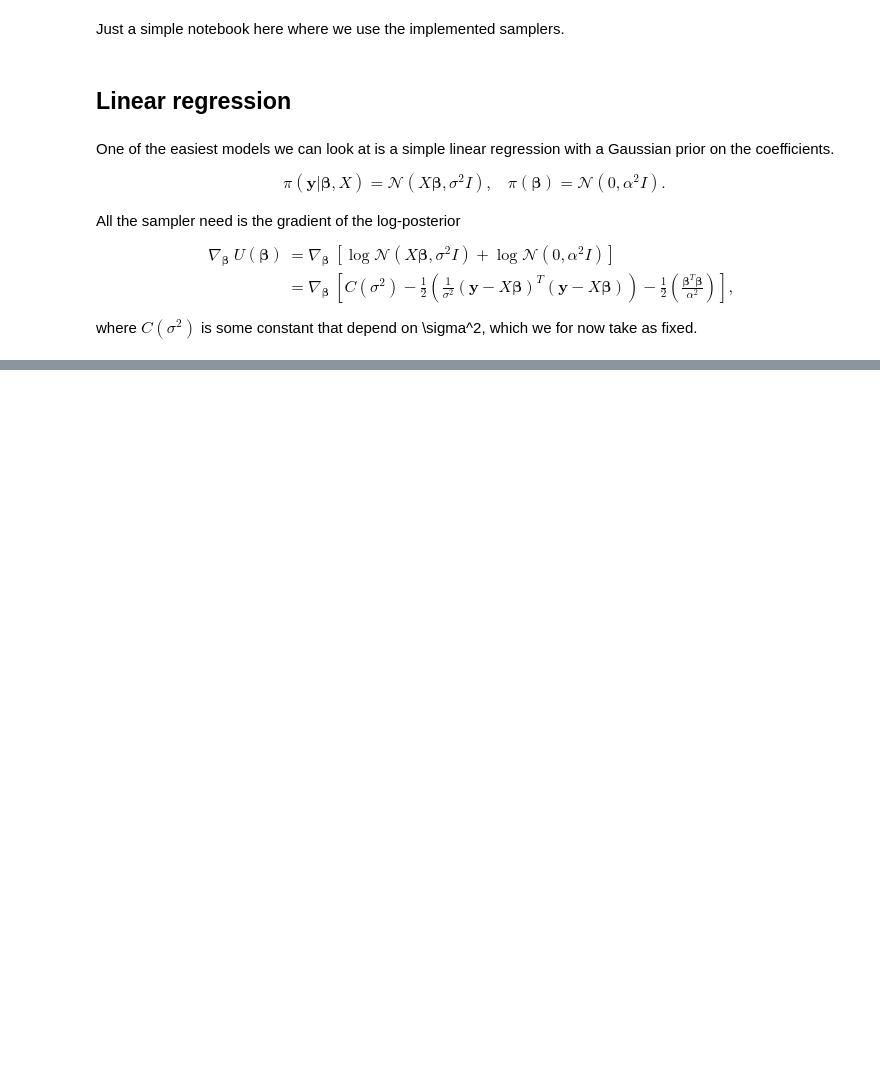
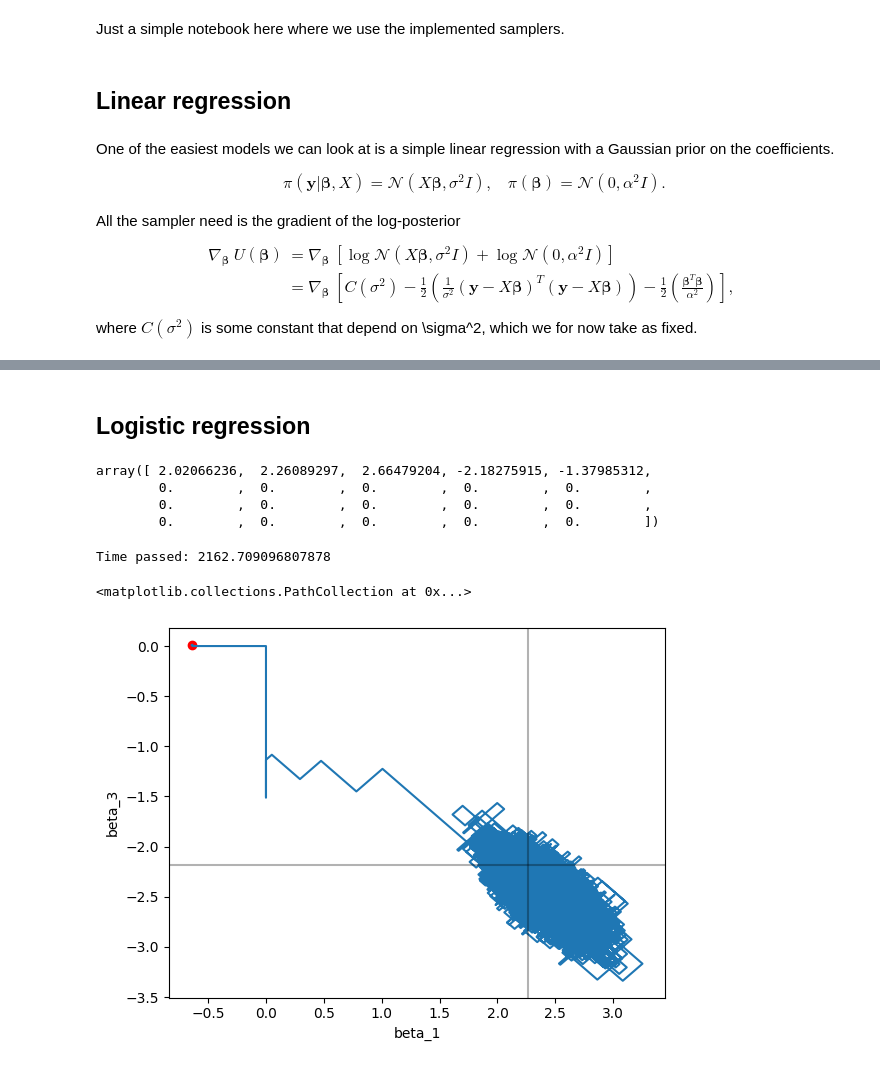
Before and after one commit to ltronneb/sticky_bnns, a Jupyter notebook: notebooks/newsamplers.ipynb, the cells around one changed output, grey strips where cells are left out. Cells and saved outputs as stored; diff of their text form; code cells hidden in the pictures; blank space fills up the shorter version.

```diff
--- a/notebooks/newsamplers.ipynb
+++ b/notebooks/newsamplers.ipynb
@@ -21,10 +21,11 @@ import numpy as np
 # Okay, now onto some actual code
 # I need to sample some true coefficients, a design matrix and some actual data
 n = 1000
-d = 10
+d = 100
 alpha = 2.0
-sigma = 1.0
+sigma = 2.0
 X = np.random.randn(n, d)
+X = (X - X.mean(0)) / X.std(0)
 beta = np.random.normal(0,alpha,size=d)
 epsilon = np.random.normal(0,sigma,size=n)
 y = X @ beta + epsilon
@@ -79,0 +142,2 @@ plt.axhline(beta[i2],color="black",alpha=0.3)
+# %% [markdown]
+## Logistic regression
@@ -79,0 +167,48 @@ plt.axhline(beta[i2],color="black",alpha=0.3)
+# %%
+beta
+# %% [output]
+array([ 2.02066236,  2.26089297,  2.66479204, -2.18275915, -1.37985312,
+        0.        ,  0.        ,  0.        ,  0.        ,  0.        ,
+        0.        ,  0.        ,  0.        ,  0.        ,  0.        ,
+        0.        ,  0.        ,  0.        ,  0.        ,  0.        ])
+# %%
+# Now log-likelihood
+
+import jax
+import jax.numpy as jnp
+from jax import grad, jit
+from functools import partial
+
+def target(beta, y, X, alpha):
+    eta = jnp.matmul(X, beta)              # (n,)
+    log_lik = jnp.sum(y * jax.nn.log_sigmoid(eta) + (1-y) * jax.nn.log_sigmoid(-eta))
+    prior = -(beta @ beta) / alpha**2
+    return -(log_lik + prior)
+
+u = partial(target,y = y, X = X, alpha = alpha)
+d_target = jit(grad(u,argnums=(0)))
+# %%
+# Now setting up sampler
+from sazz.samplers.StickyAutomaticZigZagSampler import StickyAutomaticZigZagSampler
+from sazz.samplers.AutomaticZigZagSampler import AutomaticZigZagSampler
+
+sampler = StickyAutomaticZigZagSampler(N=40000,D=d,grad_target=d_target, kappa=kappa, gamma=0.001)
+#sampler = AutomaticZigZagSampler(N=10000,D=d,grad_target=d_target, gamma=0.000)
+#sampler.Position[0,:] = beta
+sampler.sample()
+# %% [output]
+Time passed: 2162.709096807878
+# %%
+import matplotlib.pyplot as plt
+Position = sampler.Position
+i1 = 1
+i2 = 3
+plt.plot(Position[:,i1], Position[:,i2])
+plt.axvline(beta[i1],color="black",alpha=0.3)
+plt.axhline(beta[i2],color="black",alpha=0.3)
+plt.xlabel("beta_"+str(i1))
+plt.ylabel("beta_"+str(i2))
+plt.scatter(Position[0,i1], Position[0,i2],color="red")
+# %% [output]
+<matplotlib.collections.PathCollection at 0x...>
+[figure, added]
```
Also changed, not shown: parts of 20 cells of this notebook.
